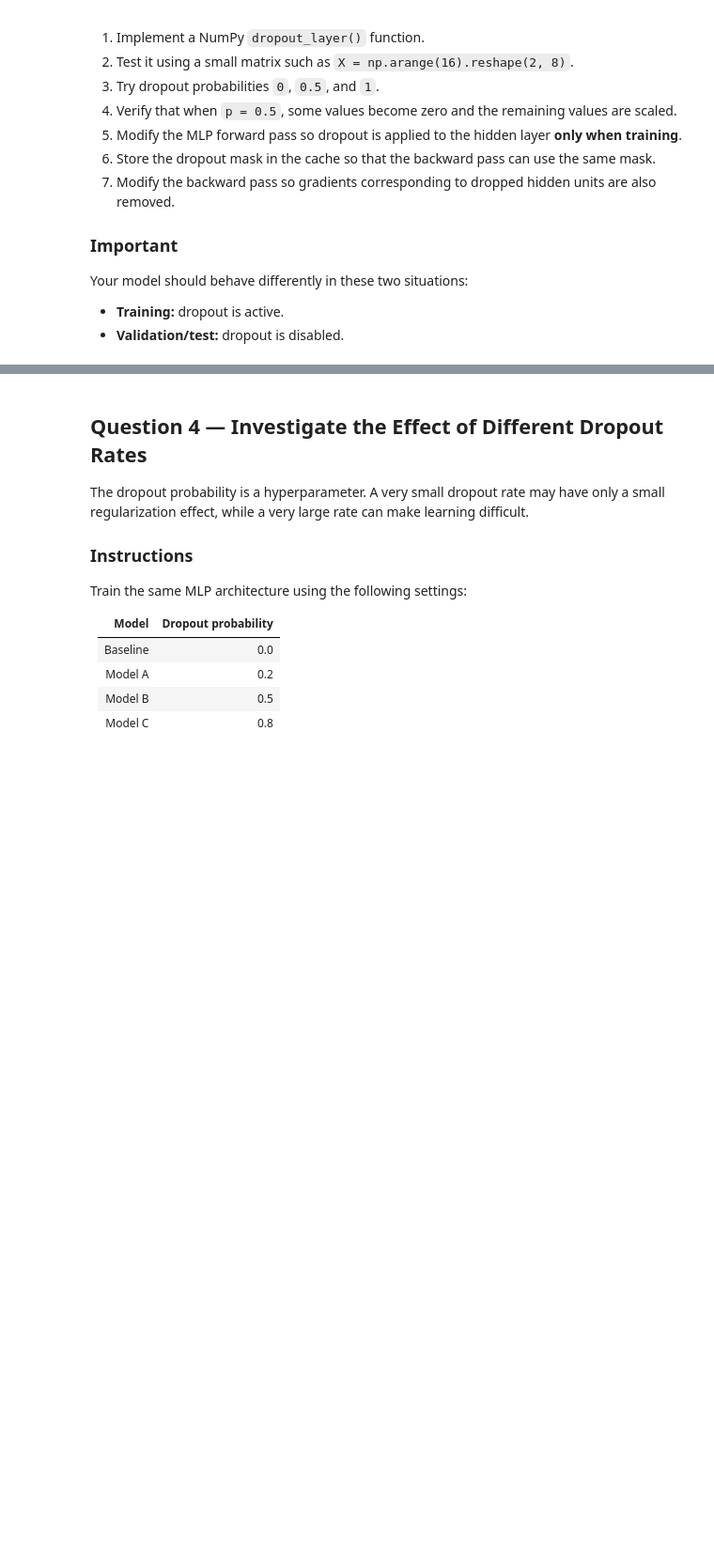
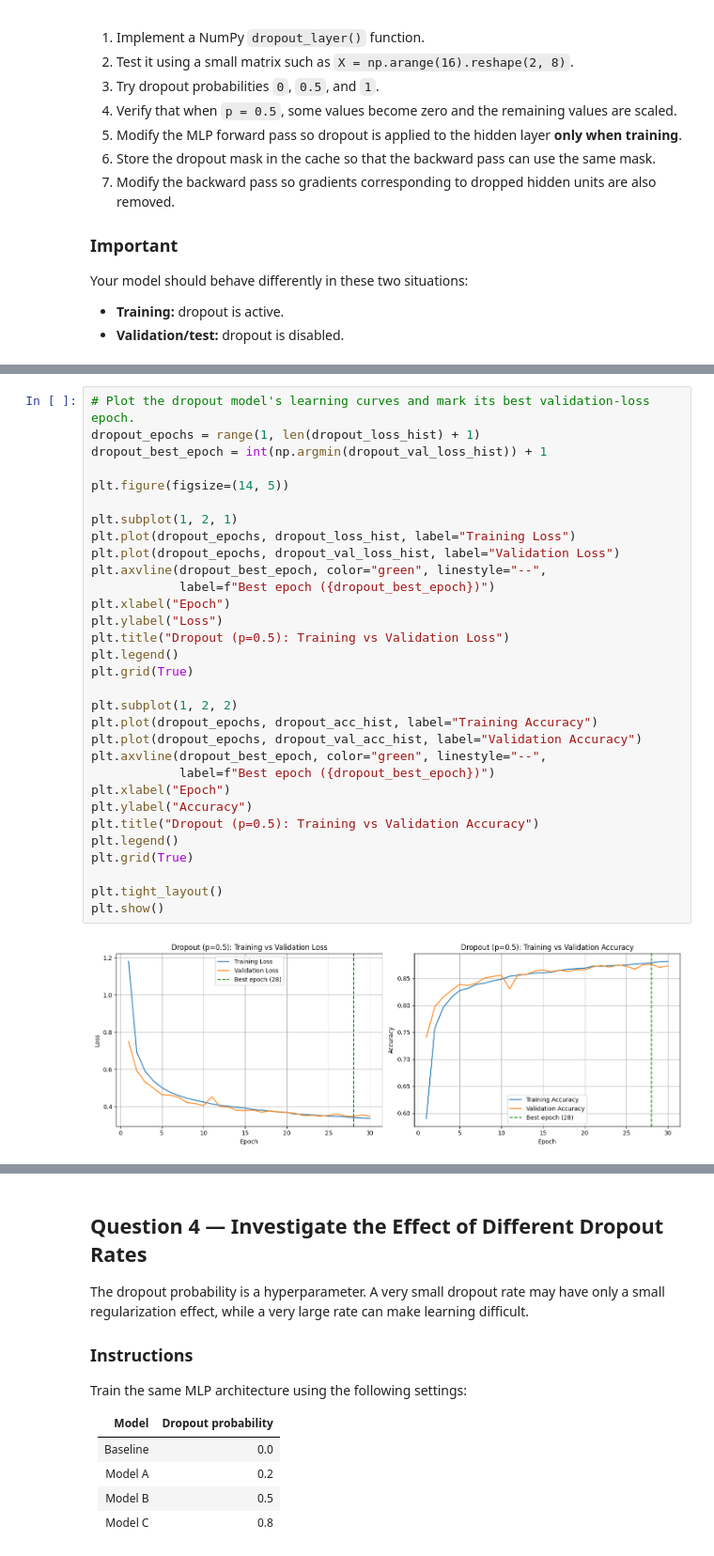
Before and after one commit to PANHARO/AI_class, a Jupyter notebook: lab_practice/new_lab_multilayer_perceptrons/Multilayer_perceptron_with_Generalization_Dropout_Practice.ipynb, the cells around one changed output, grey strips where cells are left out. Shown at 94% size. Drawn from its saved outputs; the diff is of its cells as text; blank space fills up the shorter version.

```diff
--- a/lab_practice/new_lab_multilayer_perceptrons/Multilayer_perceptron_with_Generalization_Dropout_Practice.ipynb
+++ b/lab_practice/new_lab_multilayer_perceptrons/Multilayer_perceptron_with_Generalization_Dropout_Practice.ipynb
@@ -629,3 +942,36 @@ Your model should behave differently in these two situations:
+# %%
+# Plot the dropout model's learning curves and mark its best validation-loss epoch.
+dropout_epochs = range(1, len(dropout_loss_hist) + 1)
+dropout_best_epoch = int(np.argmin(dropout_val_loss_hist)) + 1
+
+plt.figure(figsize=(14, 5))
+
+plt.subplot(1, 2, 1)
+plt.plot(dropout_epochs, dropout_loss_hist, label="Training Loss")
+plt.plot(dropout_epochs, dropout_val_loss_hist, label="Validation Loss")
+plt.axvline(dropout_best_epoch, color="green", linestyle="--",
+            label=f"Best epoch ({dropout_best_epoch})")
+plt.xlabel("Epoch")
+plt.ylabel("Loss")
+plt.title("Dropout (p=0.5): Training vs Validation Loss")
+plt.legend()
+plt.grid(True)
+
+plt.subplot(1, 2, 2)
+plt.plot(dropout_epochs, dropout_acc_hist, label="Training Accuracy")
+plt.plot(dropout_epochs, dropout_val_acc_hist, label="Validation Accuracy")
+plt.axvline(dropout_best_epoch, color="green", linestyle="--",
+            label=f"Best epoch ({dropout_best_epoch})")
+plt.xlabel("Epoch")
+plt.ylabel("Accuracy")
+plt.title("Dropout (p=0.5): Training vs Validation Accuracy")
+plt.legend()
+plt.grid(True)
+
+plt.tight_layout()
+plt.show()
+# %% [output]
+[figure, added]
 # %% [markdown]
 ### Questions to answer
 - What happens to the training loss when dropout is introduced?
```
Also changed, not shown: parts of 19 cells of this notebook, 3 other files.
